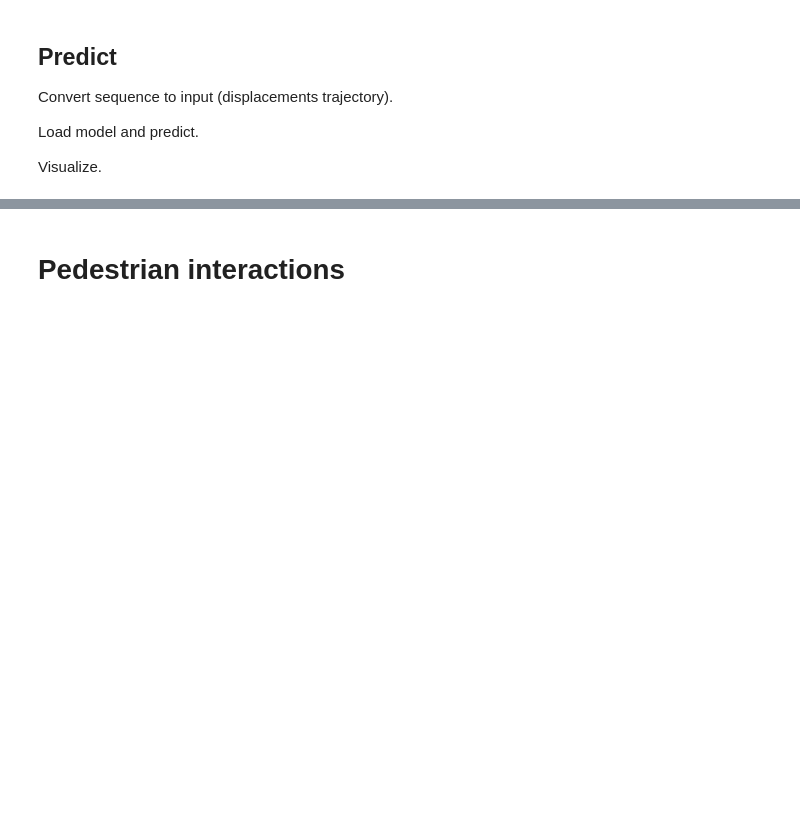
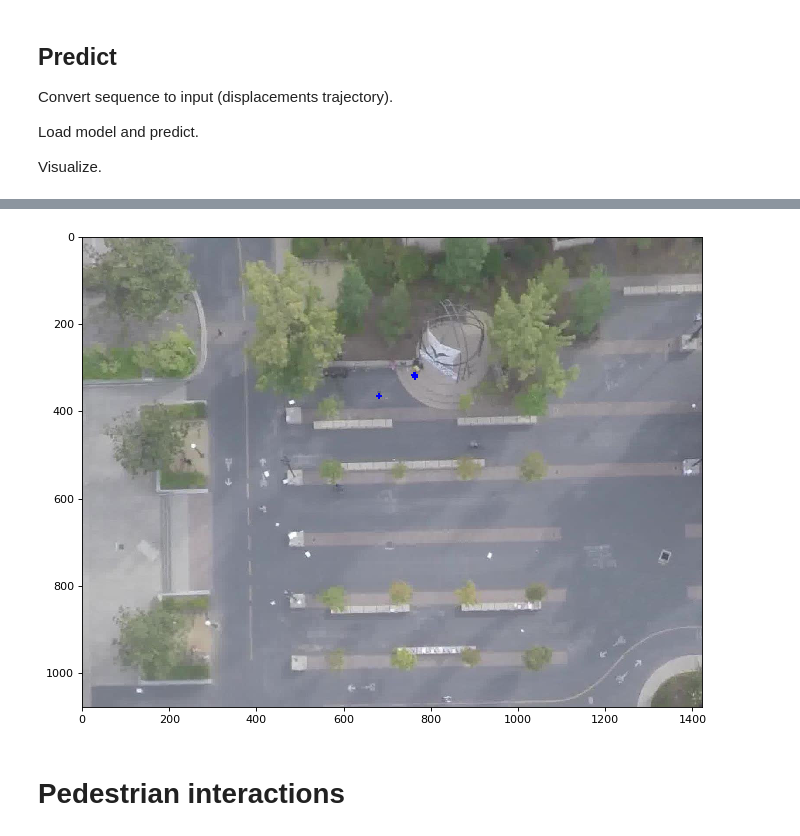
Before and after one commit to tessavdheiden/SafeCritic, a Jupyter notebook: scripts/data_processing/Model_Analysis.ipynb, the cells around one changed output, grey strips where cells are left out. Cells and saved outputs as stored; diff of their text form; code cells hidden in the pictures; blank space fills up the shorter version.

```diff
--- a/scripts/data_processing/Model_Analysis.ipynb
+++ b/scripts/data_processing/Model_Analysis.ipynb
@@ -163,0 +166,79 @@ Visualize.
+# %%
+for video in freespace_scenes_dataframe.video_name.unique():
+    dataframe_current_video = freespace_scenes_dataframe[freespace_scenes_dataframe.video_name == video]
+
+    xy = np.transpose(np.stack([dataframe_current_video.x, dataframe_current_video.y]))
+
+    for i in range(0, len(xy)-seq_len):
+        tot_seq = xy[i:i+seq_len]
+        tot_disp_seq = np.zeros_like(tot_seq)
+        tot_disp_seq[1:] = tot_seq[1:] - tot_seq[:-1]
+
+        obs_disp_seq = tot_disp_seq[:obs_len]
+# %%
+fig, ax = plt.subplots(1, 1, figsize=(10, 10), dpi= 80, facecolor='w', edgecolor='k')
+
+for video in freespace_scenes_dataframe.video_name.unique():
+    print(video)
+    dataframe_current_video = freespace_scenes_dataframe[freespace_scenes_dataframe.video_name == video]
+
+    frames = dataframe_current_video.frameID.unique()
+
+    video_num = video[-1]
+    scene_name = video[:-2]
+
+    # Homography matrix
+    path = '/home/q392358/Documents/FLORA/data/SDD/{}'.format(video)
+    h_matrix = pd.read_csv(path + '/{}_homography.txt'.format(video), delim_whitespace=True, header=None).values
+
+    # Video reader
+    filename = '/media/q392358/ba2b8f54-91f6-4e35-8323-e164edb98d11/stanford_campus_dataset/videos/{}/video{}/video.mov'.format(scene_name, video_num)
+    vid = imageio.get_reader(filename,  'ffmpeg')
+
+    #obstacles = get_pixels_from_world(occupancy_map, h_matrix)
+    xy = np.transpose(np.stack([dataframe_current_video.x, dataframe_current_video.y]))
+
+    # Loop over sequences
+    for i in range(0, len(frames)-seq_len):
+        start = i
+        end = i+seq_len
+
+        tot_seq = xy[start:end]
+        tot_disp_seq = np.zeros_like(tot_seq)
+        tot_disp_seq[1:] = tot_seq[1:] - tot_seq[:-1]
+
+        obs_disp_seq = tot_disp_seq[:obs_len]
+        start_frame = frames[start]
+        image = vid.get_data(int(start_frame))
+        ax.imshow(image)
+
+        obs_pixels = get_pixels_from_world(xy[start:start+obs_len], h_matrix)
+        ax.scatter(obs_pixels[:, 0], obs_pixels[:, 1], color='blue', marker='+')
+
+
+
+    break
+    # Loop over seq
+    for j in range(obs_len, seq_len):
+        frame = start_frame + j
+        current_frame = dataframe_current_video[dataframe_current_video.frameID == frame]
+        xy = np.transpose(np.stack([current_frame.x, current_frame.y]))
+        pixels = get_pixels_from_world(xy, h_matrix)
+
+        image = vid.get_data(int(frame))
+        fig = pylab.figure(1)
+
+        m, s = divmod(frame//frame_rate, 60)
+        fig.suptitle('{} {}:{}'.format(video, m, s), fontsize=20)
+        display.clear_output(wait=True)
+        display.display(plt.gcf())
+        ax.clear()
+        ax.imshow(image)
+        current_index = i*seq_len + j
+        ax.scatter(pixels[:, 0], pixels[:, 1], color='blue')
+
+        ax.axis('off')
+        time.sleep(0.1)
+
+pylab.show()
+# %% [output]
@@ -164,3 +246,4 @@ Visualize.
+[figure, added]
 # %% [markdown]
 # Pedestrian interactions
 # %%
```
Also changed, not shown: parts of 7 cells of this notebook.
